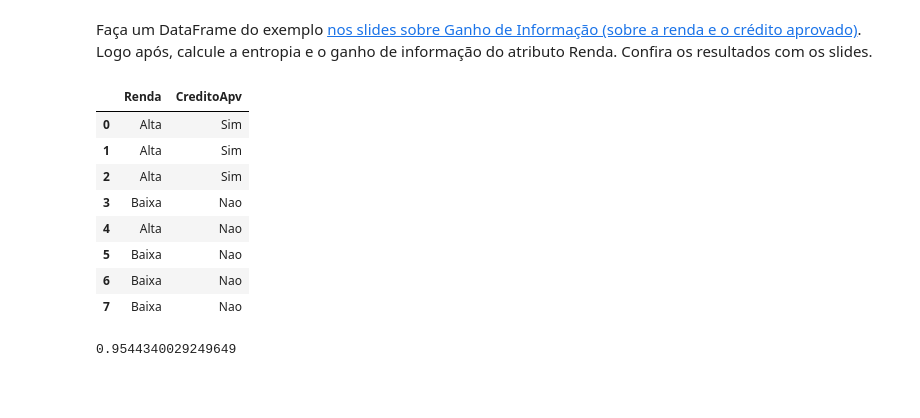
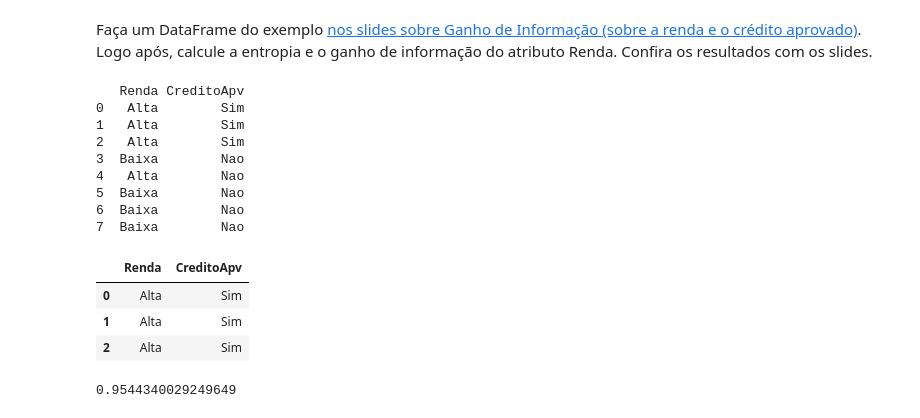
Before and after one commit to marcus-zuba/Aprendizado-de-M-quina-Da-teoria-Pr-tica, a Jupyter notebook: praticas-minicurso-ml-master/p1-ml-ganho-informacao/Análise de Atributos usando InfoGain.ipynb, the cells around one changed output. Drawn from its saved outputs; the diff is of its cells as text; code cells hidden in the pictures; blank space fills up the shorter version.

```diff
--- a/praticas-minicurso-ml-master/p1-ml-ganho-informacao/Análise de Atributos usando InfoGain.ipynb
+++ b/praticas-minicurso-ml-master/p1-ml-ganho-informacao/Análise de Atributos usando InfoGain.ipynb
@@ -77,20 +77,26 @@ Faça um DataFrame do exemplo [nos slides sobre Ganho de Informação (sobre a r
 # %%
 ## Seu código aqui - Criação do DataFrame
 
 df_dados = pd.DataFrame({"Renda":["Alta", "Alta", "Alta", "Baixa", "Alta", "Baixa", "Baixa", "Baixa"],
                          "CreditoApv": ["Sim", "Sim", "Sim", "Nao", "Nao", "Nao", "Nao", "Nao"]})
 
-df_dados
+lista = [0,2]
+print(df_dados)
+df_dados[0 : 3]
 # %% [output]
+   Renda CreditoApv
+0   Alta        Sim
+1   Alta        Sim
+2   Alta        Sim
+3  Baixa        Nao
+4   Alta        Nao
+5  Baixa        Nao
+6  Baixa        Nao
+7  Baixa        Nao
 |  | Renda | CreditoApv |
 | 0 | Alta | Sim |
 | 1 | Alta | Sim |
 | 2 | Alta | Sim |
-| 3 | Baixa | Nao |
-| 4 | Alta | Nao |
-| 5 | Baixa | Nao |
-| 6 | Baixa | Nao |
-| 7 | Baixa | Nao |
 # %%
 ## Seu código aqui - Calculo da Entropia do atributo Renda
 
```
Also changed, not shown: 7 other files.
